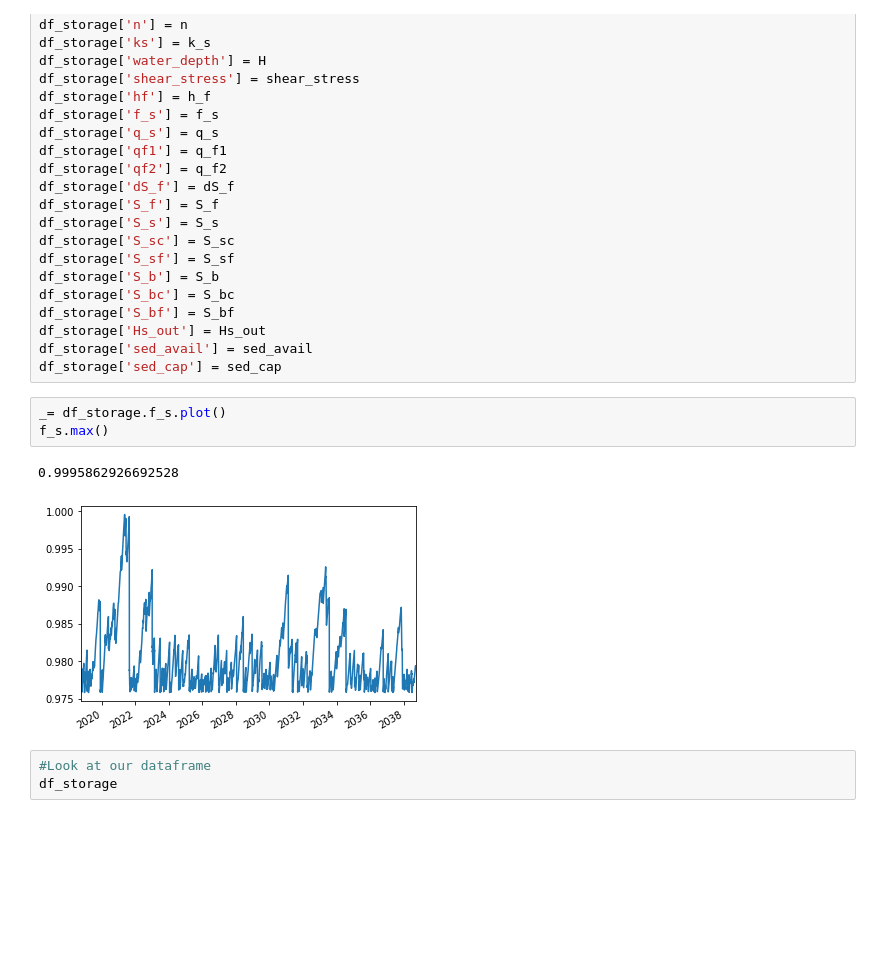
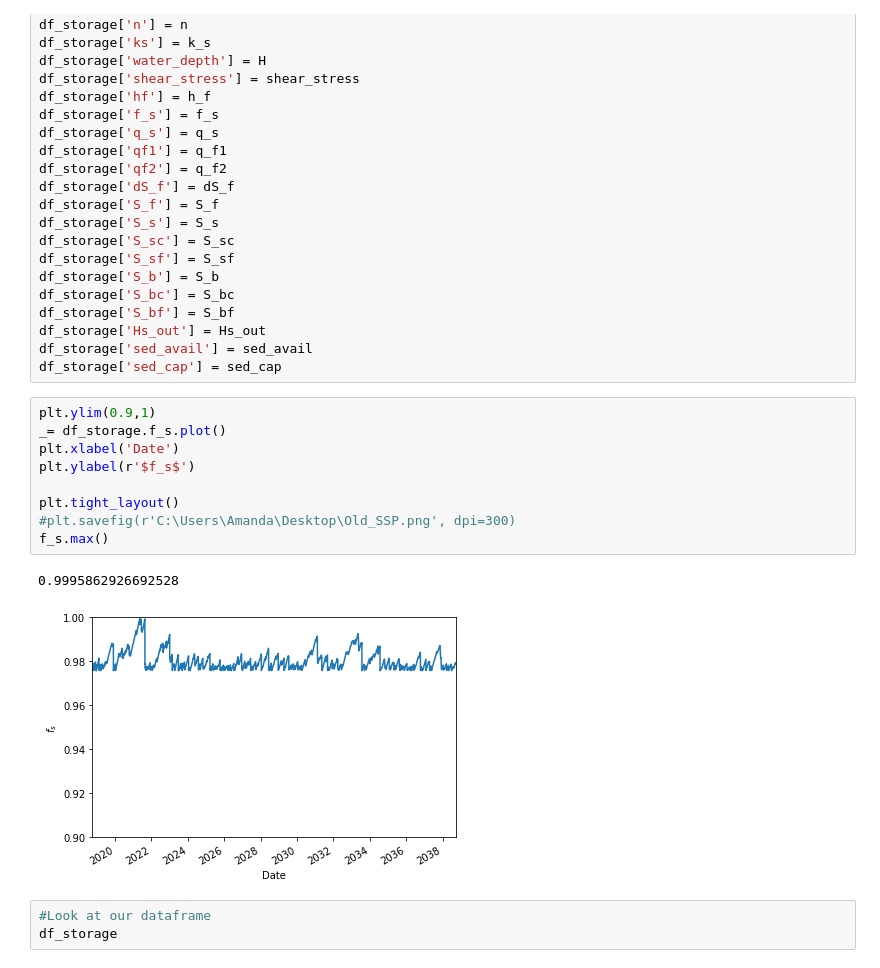
Before and after one commit to adalvis/roads_lumped_model, a Jupyter notebook: lumpedModel/lumpedModel_20191209.ipynb, the cells around one changed output. Drawn from its saved outputs; the diff is of its cells as text; blank space fills up the shorter version.

Commit message:
Making f_s plots for call

```diff
--- a/lumpedModel/lumpedModel_20191209.ipynb
+++ b/lumpedModel/lumpedModel_20191209.ipynb
@@ -349,12 +349,18 @@ df_storage['S_bf'] = S_bf
 df_storage['Hs_out'] = Hs_out
 df_storage['sed_avail'] = sed_avail
 df_storage['sed_cap'] = sed_cap
-# %%
-_= df_storage.f_s.plot()
-f_s.max()
-# %% [output]
-0.9995862926692528
-[figure, removed]
+# %%
+plt.ylim(0.9,1)
+_= df_storage.f_s.plot()
+plt.xlabel('Date')
+plt.ylabel(r'$f_s$')
+
+plt.tight_layout()
+#plt.savefig(r'C:\Users\Amanda\Desktop\Old_SSP.png', dpi=300)
+f_s.max()
+# %% [output]
+0.9995862926692528
+[figure, added]
 # %%
 #Look at our dataframe
 df_storage
```
Also changed, not shown: 1 other file.
